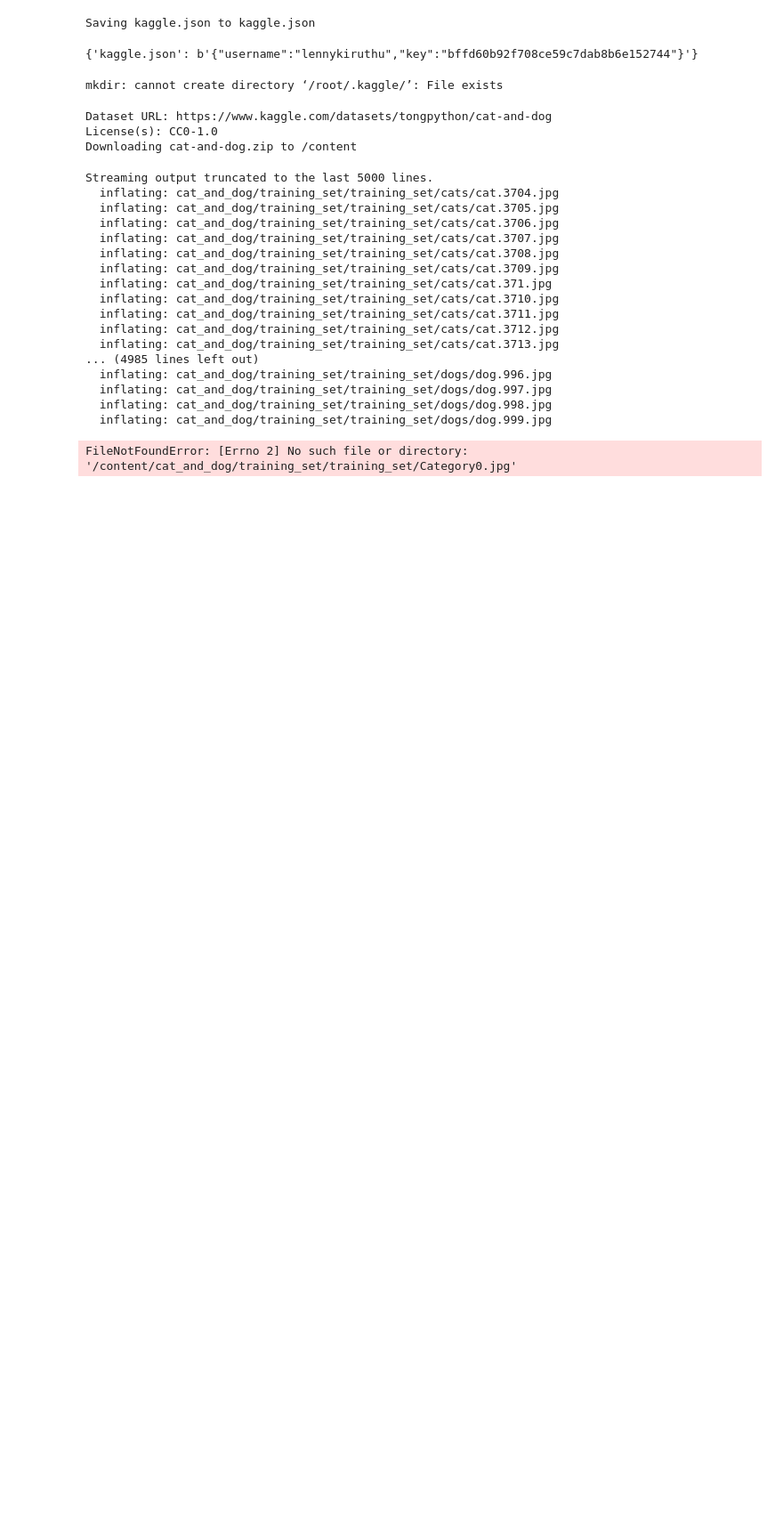
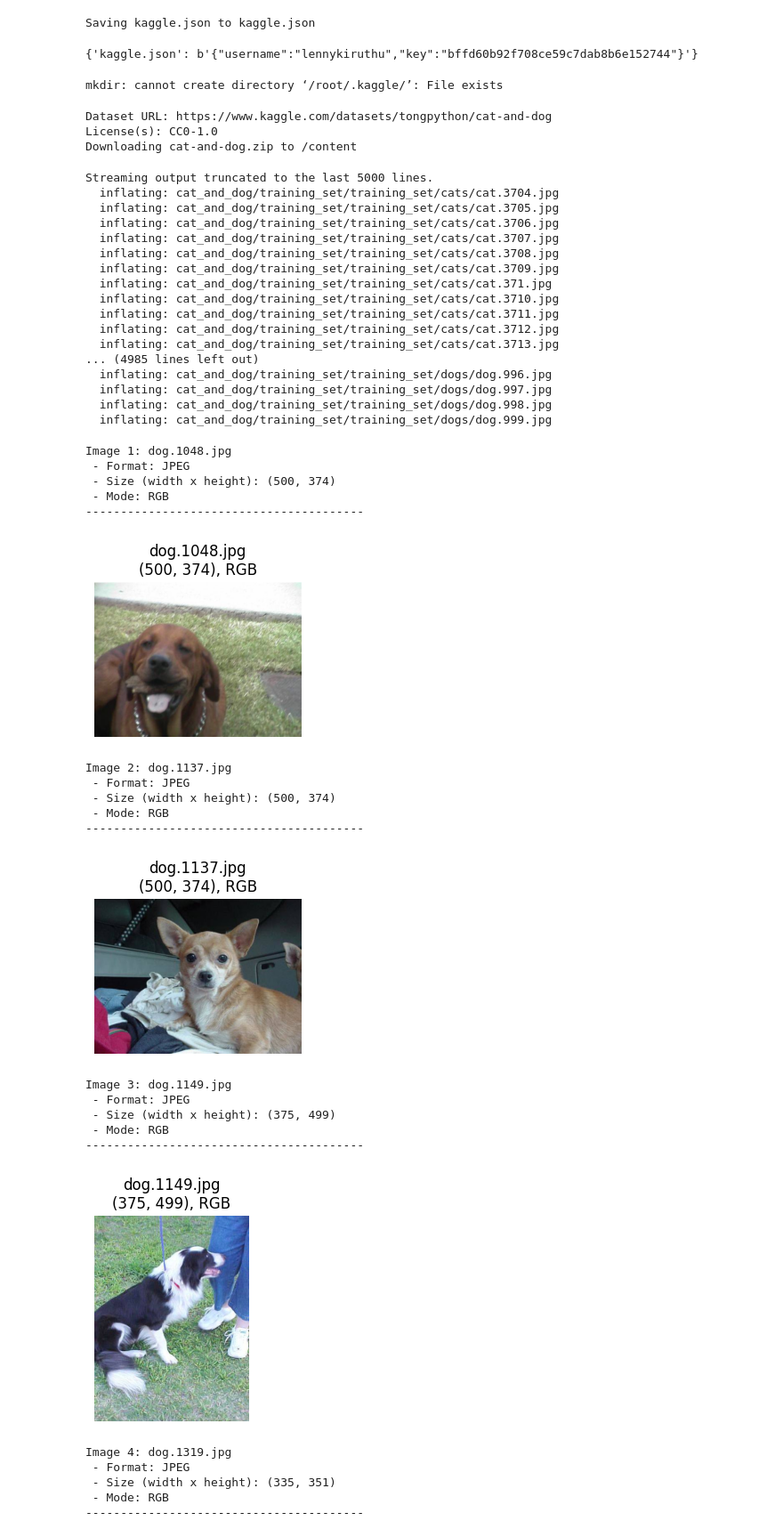
Before and after one commit to Lennykiruthu/my-deep-learning-with-python, a Jupyter notebook: Introduction_to_Computer_Vision_for_Deep_Learning.ipynb, the cells around one changed output. Shown at 89% size. Saved outputs shown, nothing was run; the diff lists cells and outputs as text; code cells hidden in the pictures; blank space fills up the shorter version.

```diff
--- a/Introduction_to_Computer_Vision_for_Deep_Learning.ipynb
+++ b/Introduction_to_Computer_Vision_for_Deep_Learning.ipynb
@@ -129,18 +85,16 @@ original_dir  = pathlib.Path('/content/cat_and_dog/training_set/training_set')
 new_base_path = pathlib.Path('/content/cat_and_dog_small')
 # %%
 def make_subset(subset_name, start_index, end_index):
-  for category in ('cat', 'dog'):
-    dir = new_base_path / subset_name / category
-    os.makedirs(dir)
+  for category in ('cats', 'dogs'):
+    dir = new_base_path / subset_name
+    # os.makedirs(dir)
 
-    fnames = [f'Category{i}.jpg' for i in range(start_index, end_index)]
+    fnames = [f'{category[:-1]}.{i}.jpg' for i in range(start_index, end_index)]
 
     for fname in fnames:
-      shutil.copyfile(src=original_dir/fname,
-                      dst=dir/fname)
+      shutil.copyfile(src=original_dir/category/fname,
+                      dst=dir/category/fname)
 
-make_subset('train', start_index=0, end_index=1000)
-make_subset('validation', start_index=1000, end_index=1500)
-make_subset('test', start_index=1500, end_index=2500)
+make_subset('train', start_index=1000, end_index=2000)
+make_subset('validation', start_index=2000, end_index=2500)
+make_subset('test', start_index=2500, end_index=3000)
-# %% [output]
-FileNotFoundError: [Errno 2] No such file or directory: '/content/cat_and_dog/training_set/training_set/Category0.jpg'
@@ -146,0 +104,50 @@ FileNotFoundError: [Errno 2] No such file or directory: '/content/cat_and_dog/tr
+# %%
+folder_path = '/content/cat_and_dog_small/train/dogs'
+
+image_files = sorted(os.listdir(folder_path)[:10])
+
+for i, filename in enumerate(image_files):
+  img_path = os.path.join(folder_path, filename)
+
+  try:
+      with Image.open(img_path) as img:
+        # Print image properties
+        print(f"Image {i+1}: {filename}")
+        print(f" - Format: {img.format}")
+        print(f" - Size (width x height): {img.size}")
+        print(f" - Mode: {img.mode}")
+        print("-" * 40)
+
+        # Show the image
+        plt.figure(figsize=(3,3))
+        plt.imshow(img)
+        plt.axis('off')
+        plt.title(f"{filename}\n{img.size}, {img.mode}")
+        plt.show()
+
+  except Exception as e:
+    print(f"Could not open {filename}: {e}")
+# %% [output]
+Image 1: dog.1048.jpg
+ - Format: JPEG
+ - Size (width x height): (500, 374)
+ - Mode: RGB
+----------------------------------------
+[figure, added]
+Image 2: dog.1137.jpg
+ - Format: JPEG
+ - Size (width x height): (500, 374)
+ - Mode: RGB
+----------------------------------------
+[figure, added]
+Image 3: dog.1149.jpg
+ - Format: JPEG
+ - Size (width x height): (375, 499)
+ - Mode: RGB
+----------------------------------------
+[figure, added]
+Image 4: dog.1319.jpg
+ - Format: JPEG
+ - Size (width x height): (335, 351)
+ - Mode: RGB
+----------------------------------------
```
Also changed, not shown: parts of 7 cells of this notebook.
